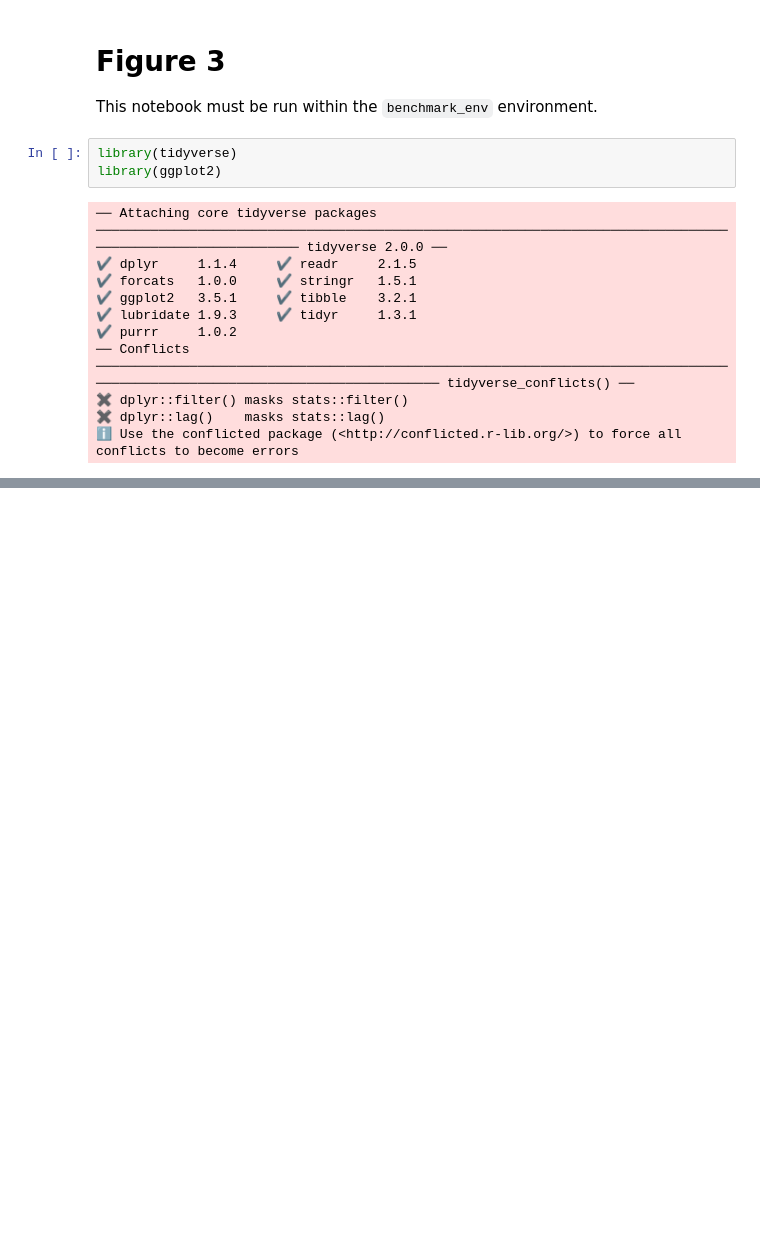
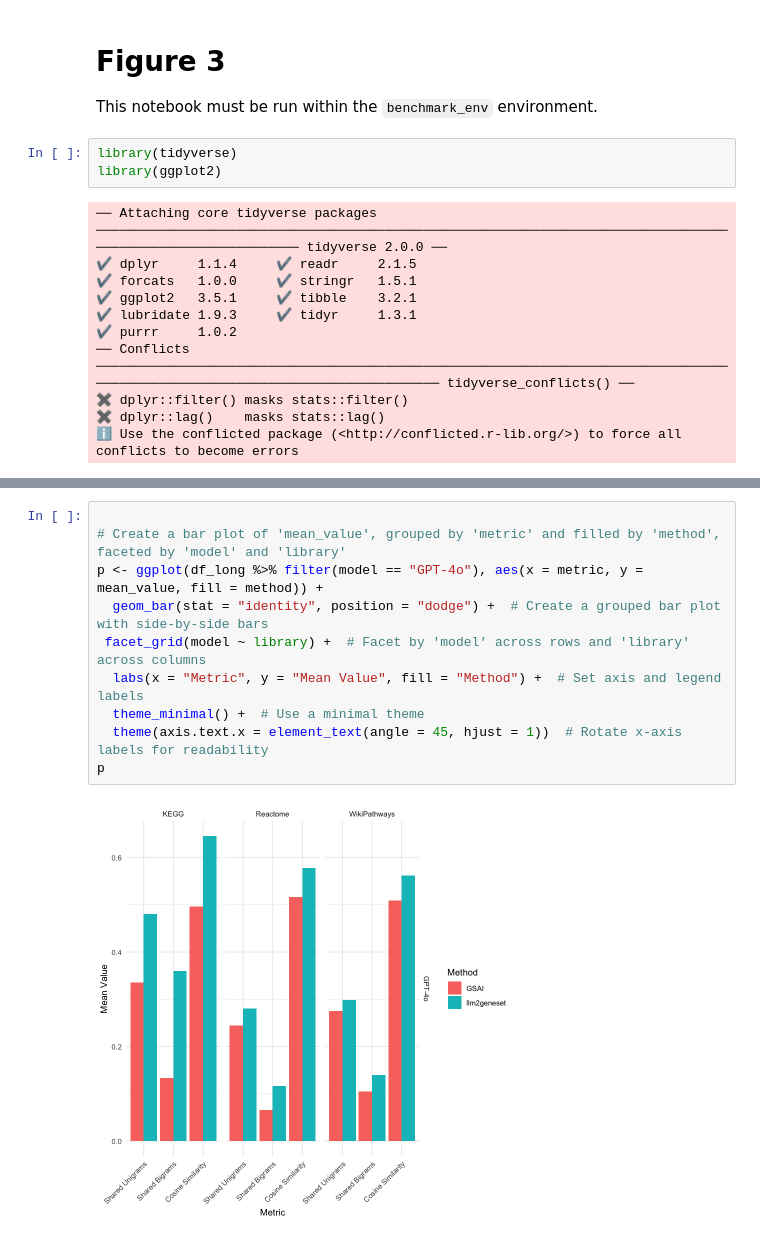
Before and after one commit to Alector-BIO/llm2geneset, a Jupyter notebook: notebooks/fig3.ipynb, the cells around one changed output, grey strips where cells are left out. Drawn from its saved outputs; the diff is of its cells as text; blank space fills up the shorter version.

```diff
--- a/notebooks/fig3.ipynb
+++ b/notebooks/fig3.ipynb
@@ -106,0 +160,12 @@ ggplot(df_long, aes(x = metric, y = mean_value, fill = method)) +
+# %%
+
+# Create a bar plot of 'mean_value', grouped by 'metric' and filled by 'method', faceted by 'model' and 'library'
+p <- ggplot(df_long %>% filter(model == "GPT-4o"), aes(x = metric, y = mean_value, fill = method)) +
+  geom_bar(stat = "identity", position = "dodge") +  # Create a grouped bar plot with side-by-side bars
+ facet_grid(model ~ library) +  # Facet by 'model' across rows and 'library' across columns
+  labs(x = "Metric", y = "Mean Value", fill = "Method") +  # Set axis and legend labels
+  theme_minimal() +  # Use a minimal theme
+  theme(axis.text.x = element_text(angle = 45, hjust = 1))  # Rotate x-axis labels for readability
+p
+# %% [output]
+[figure, added]
```
Also changed, not shown: parts of 17 cells of this notebook, 10 other files.
